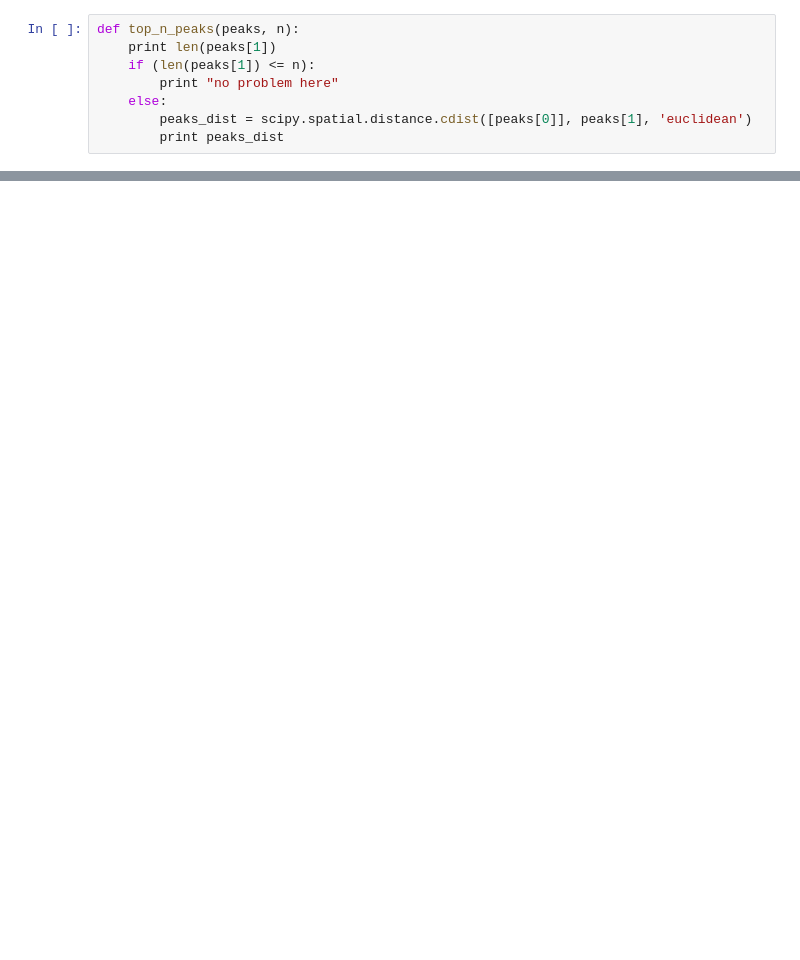
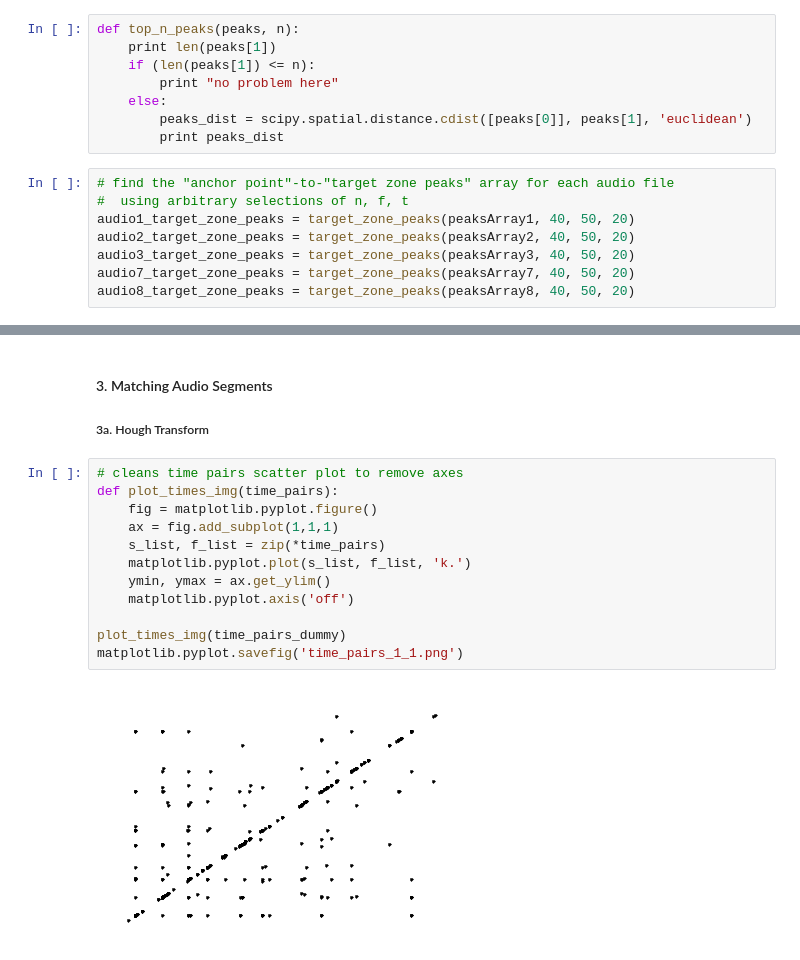
Before and after one commit to angelwong/cs5660_hw2, a Jupyter notebook: HW2.ipynb, the cells around one changed output, grey strips where cells are left out. Saved outputs shown, nothing was run; the diff lists cells and outputs as text; blank space fills up the shorter version.

Commit message:
updated part 1 with hough and ransac

```diff
--- a/HW2.ipynb
+++ b/HW2.ipynb
@@ -125,6 +148,14 @@ def top_n_peaks(peaks, n):
     else:
         peaks_dist = scipy.spatial.distance.cdist([peaks[0]], peaks[1], 'euclidean')
         print peaks_dist
+# %%
+# find the "anchor point"-to-"target zone peaks" array for each audio file
+#  using arbitrary selections of n, f, t
+audio1_target_zone_peaks = target_zone_peaks(peaksArray1, 40, 50, 20)
+audio2_target_zone_peaks = target_zone_peaks(peaksArray2, 40, 50, 20)
+audio3_target_zone_peaks = target_zone_peaks(peaksArray3, 40, 50, 20)
+audio7_target_zone_peaks = target_zone_peaks(peaksArray7, 40, 50, 20)
+audio8_target_zone_peaks = target_zone_peaks(peaksArray8, 40, 50, 20)
 # %%
 top_n_peaks(audio1_target_zone_peaks[0], 20)
 # %% [output]
@@ -254,0 +298,18 @@ plot_times(time_pairs_dummy)
+# %% [markdown]
+#### 3. Matching Audio Segments
+
+##### 3a. Hough Transform
+# %%
+# cleans time pairs scatter plot to remove axes
+def plot_times_img(time_pairs):
+    fig = matplotlib.pyplot.figure()
+    ax = fig.add_subplot(1,1,1)
+    s_list, f_list = zip(*time_pairs)
+    matplotlib.pyplot.plot(s_list, f_list, 'k.')
+    ymin, ymax = ax.get_ylim()
+    matplotlib.pyplot.axis('off')
+
+plot_times_img(time_pairs_dummy)
+matplotlib.pyplot.savefig('time_pairs_1_1.png')
+# %% [output]
+[figure, added]
```
Also changed, not shown: parts of 30 cells of this notebook, 12 other files.
